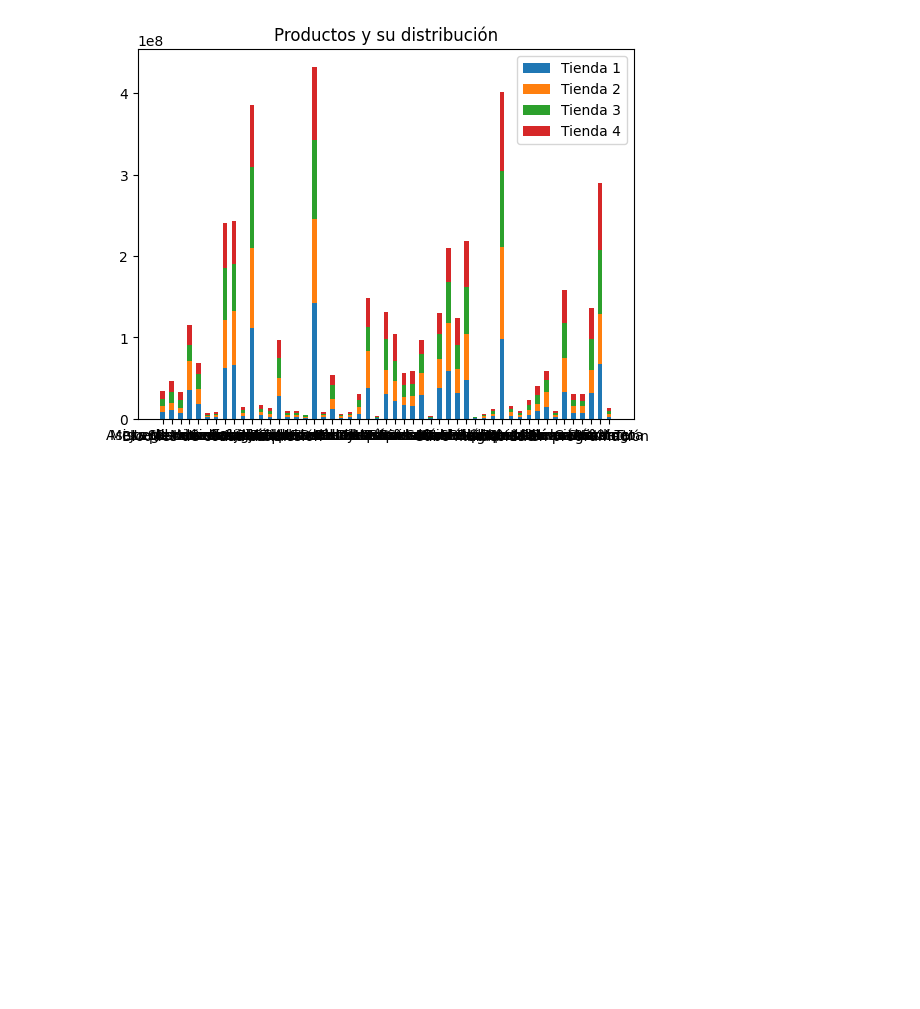
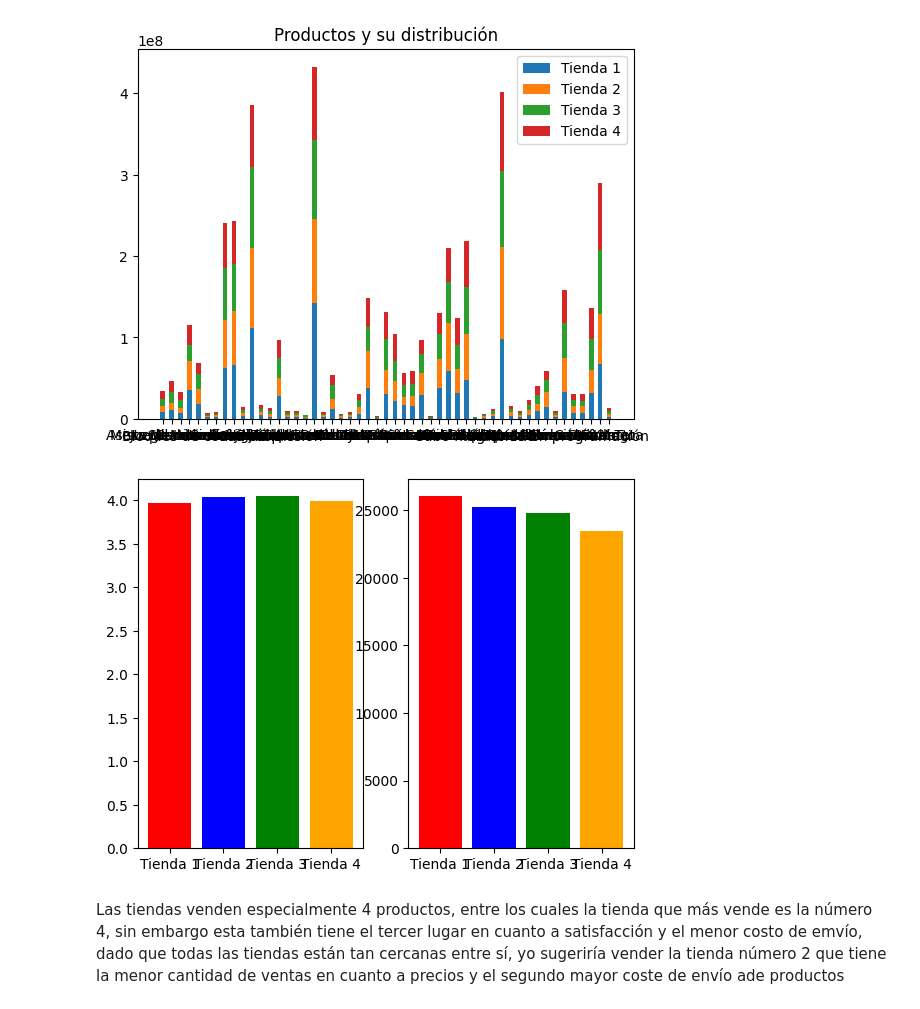
Before and after one commit to Marioad2/ONE, a Jupyter notebook: AluraStoreLatam.ipynb, the cells around one changed output. Cells and saved outputs as stored; diff of their text form; code cells hidden in the pictures; blank space fills up the shorter version.

```diff
--- a/AluraStoreLatam.ipynb
+++ b/AluraStoreLatam.ipynb
@@ -208,2 +191,16 @@ plt.show()
 # %% [output]
 [figure]
+# %%
+fig, axes = plt.subplots(nrows=1, ncols=2)
+
+tien = ['Tienda 1','Tienda 2','Tienda 3','Tienda 4']
+calif_tiendas = [sum(t['Calificación'])/len(t['Calificación']) for t in tiendas]
+costos_envio = [t['Costo de envío'].sum()/len(t['Costo de envío']) for t in tiendas]
+bar_colors=['red', 'blue', 'green', 'orange']
+axes[0].bar(tien, calif_tiendas, color=bar_colors)
+axes[1].bar(tien, costos_envio, color=bar_colors)
+plt.show()
+# %% [output]
+[figure, added]
+# %% [markdown]
+Las tiendas venden especialmente 4 productos, entre los cuales la tienda que más vende es la número 4, sin embargo esta también tiene el tercer lugar en cuanto a satisfacción y el menor costo de emvío, dado que todas las tiendas están tan cercanas entre sí, yo sugeriría vender la tienda número 2 que tiene la menor cantidad de ventas en cuanto a precios y el segundo mayor coste de envío ade productos
```
Also changed, not shown: parts of 1 cell of this notebook.
